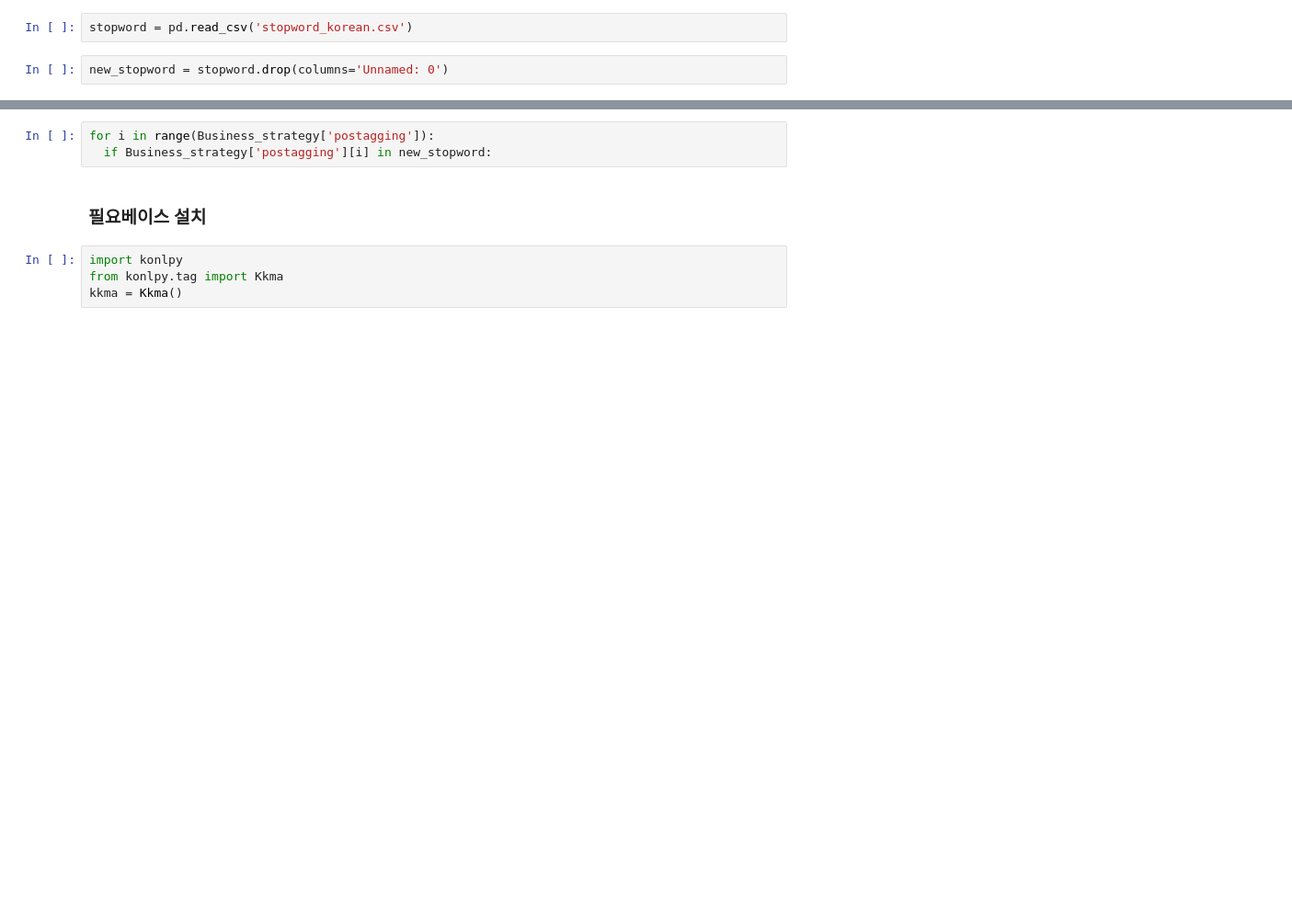
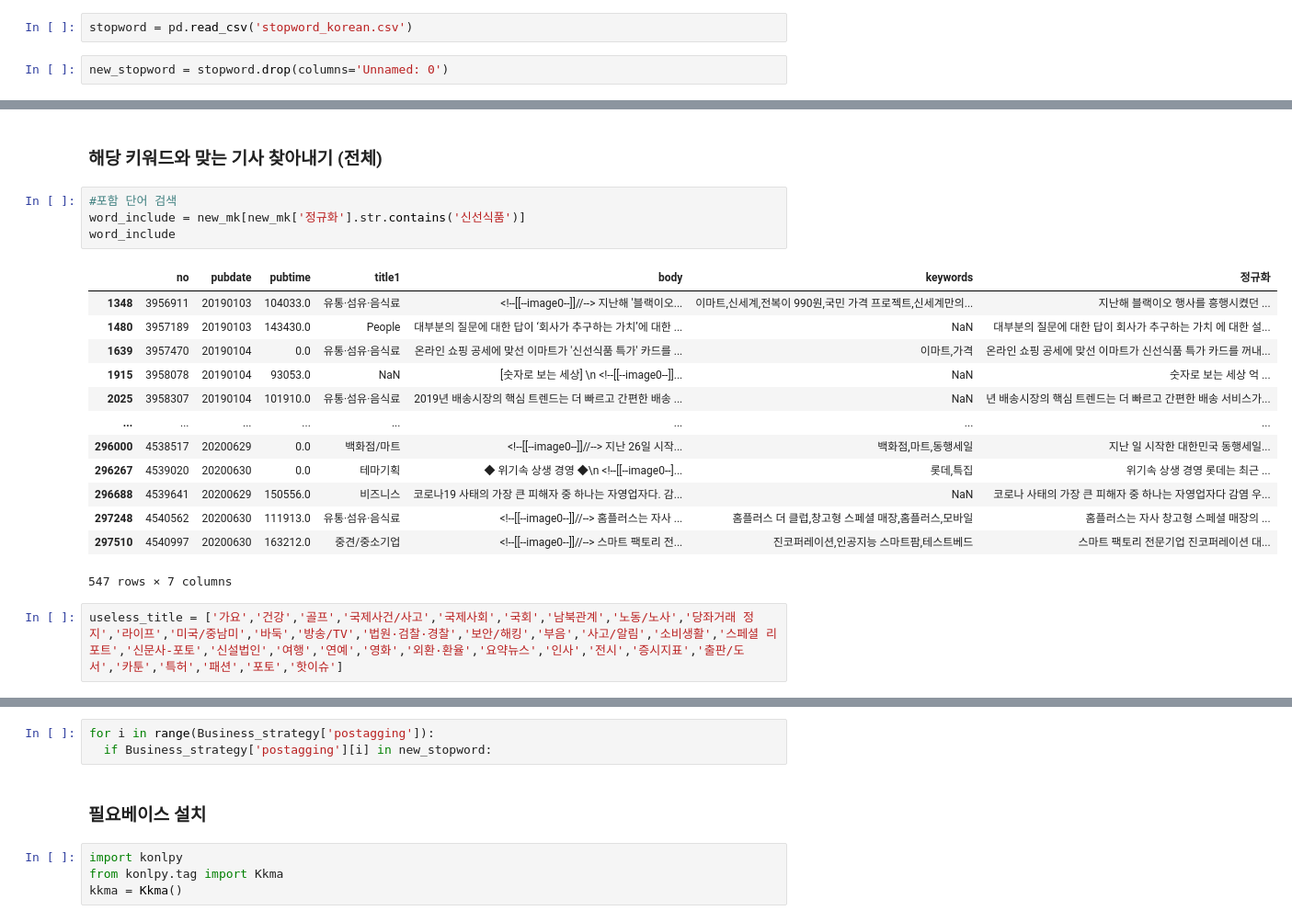
Before and after one commit to leenago/Projects, a Jupyter notebook: KDX/MBN_뉴스데이터__현경.ipynb, the cells around one changed output, grey strips where cells are left out. Shown at 92% size. Cells and saved outputs as stored; diff of their text form; blank space fills up the shorter version.

```diff
--- a/KDX/MBN_뉴스데이터__현경.ipynb
+++ b/KDX/MBN_뉴스데이터__현경.ipynb
@@ -233,0 +229,22 @@ Business_strategy['postagging'][103][1][1]
+# %% [markdown]
+### 해당 키워드와 맞는 기사 찾아내기 (전체)
+# %%
+#포함 단어 검색
+word_include = new_mk[new_mk['정규화'].str.contains('신선식품')]
+word_include
+# %% [output]
+|  | no | pubdate | pubtime | title1 | body | keywords | 정규화 |
+| 1348 | 3956911 | 20190103 | 104033.0 | 유통·섬유·음식료 | <!--[[--image0--]]//--> 지난해 '블랙이오... | 이마트,신세계,전복이 990원,국민 가격 프로젝트,신세계만의... | 지난해 블랙이오 행사를 흥행시켰던 ... |
+| 1480 | 3957189 | 20190103 | 143430.0 | People | 대부분의 질문에 대한 답이 ‘회사가 추구하는 가치’에 대한 ... | NaN | 대부분의 질문에 대한 답이 회사가 추구하는 가치 에 대한 설... |
+| 1639 | 3957470 | 20190104 | 0.0 | 유통·섬유·음식료 | 온라인 쇼핑 공세에 맞선 이마트가 '신선식품 특가' 카드를 ... | 이마트,가격 | 온라인 쇼핑 공세에 맞선 이마트가 신선식품 특가 카드를 꺼내... |
+| 1915 | 3958078 | 20190104 | 93053.0 | NaN | [숫자로 보는 세상] \n <!--[[--image0--]]... | NaN | 숫자로 보는 세상 억 ... |
+| 2025 | 3958307 | 20190104 | 101910.0 | 유통·섬유·음식료 | 2019년 배송시장의 핵심 트렌드는 더 빠르고 간편한 배송 ... | NaN | 년 배송시장의 핵심 트렌드는 더 빠르고 간편한 배송 서비스가... |
+| ... | ... | ... | ... | ... | ... | ... | ... |
+| 296000 | 4538517 | 20200629 | 0.0 | 백화점/마트 | <!--[[--image0--]]//--> 지난 26일 시작... | 백화점,마트,동행세일 | 지난 일 시작한 대한민국 동행세일... |
+| 296267 | 4539020 | 20200630 | 0.0 | 테마기획 | ◆ 위기속 상생 경영 ◆\n <!--[[--image0--]... | 롯데,특집 | 위기속 상생 경영 롯데는 최근 ... |
+| 296688 | 4539641 | 20200629 | 150556.0 | 비즈니스 | 코로나19 사태의 가장 큰 피해자 중 하나는 자영업자다. 감... | NaN | 코로나 사태의 가장 큰 피해자 중 하나는 자영업자다 감염 우... |
+| 297248 | 4540562 | 20200630 | 111913.0 | 유통·섬유·음식료 | <!--[[--image0--]]//--> 홈플러스는 자사 ... | 홈플러스 더 클럽,창고형 스페셜 매장,홈플러스,모바일 | 홈플러스는 자사 창고형 스페셜 매장의 ... |
+| 297510 | 4540997 | 20200630 | 163212.0 | 중견/중소기업 | <!--[[--image0--]]//--> 스마트 팩토리 전... | 진코퍼레이션,인공지능 스마트팜,테스트베드 | 스마트 팩토리 전문기업 진코퍼레이션 대... |
+547 rows × 7 columns
+# %%
+useless_title = ['가요','건강','골프','국제사건/사고','국제사회','국회','남북관계','노동/노사','당좌거래 정지','라이프','미국/중남미','바둑','방송/TV','법원·검찰·경찰','보안/해킹','부음','사고/알림','소비생활','스페셜 리포트','신문사-포토','신설법인','여행','연예','영화','외환·환율','요약뉴스','인사','전시','증시지표','출판/도서','카툰','특허','패션','포토','핫이슈']
```
Also changed, not shown: parts of 23 cells of this notebook.
